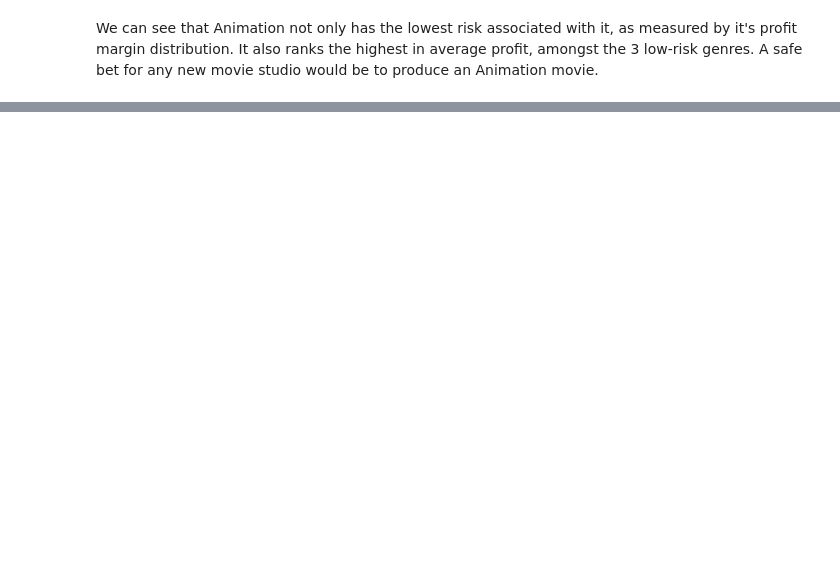
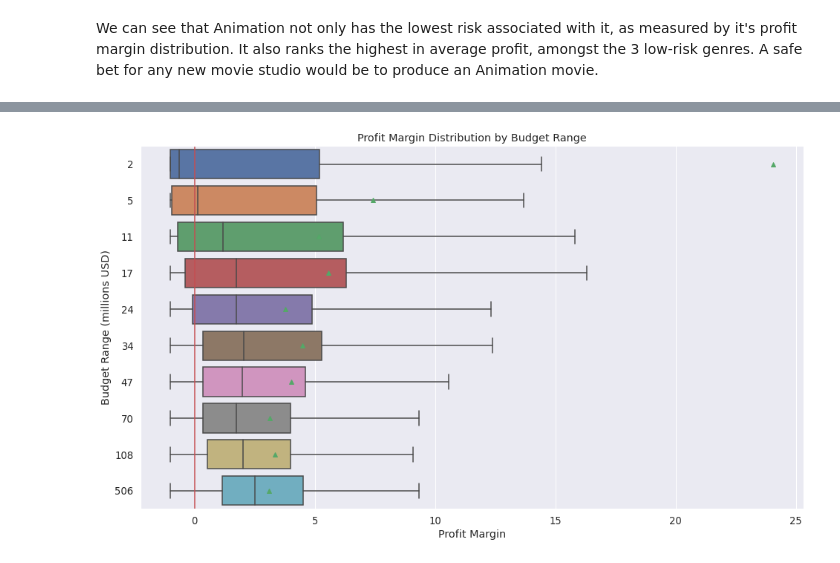
Before and after one commit to Skellet0r/movie-industry, a Jupyter notebook: notebooks/03-eamor-data-exploration.ipynb, the cells around one changed output, grey strips where cells are left out. Saved outputs shown, nothing was run; the diff lists cells and outputs as text; code cells hidden in the pictures; blank space fills up the shorter version.

Commit message:
feat: budget allocation exploration

```diff
--- a/notebooks/03-eamor-data-exploration.ipynb
+++ b/notebooks/03-eamor-data-exploration.ipynb
@@ -114,0 +121,19 @@ We can see that Animation not only has the lowest risk associated with it, as me
+# %%
+# remove duplicate movies
+duplicates_mask = ~df.duplicated("movie")
+budget_df = df[duplicates_mask]
+
+# plot production_budget for all movies
+fig = plt.figure(figsize=(16, 9))
+
+sns.distplot(budget_df.production_budget, kde=False)
+
+# adjust x axis
+locs, _ = plt.xticks()
+plt.xticks(ticks=locs, labels=[f"{i/1_000_000:,g}" for i in locs])
+
+plt.ylabel("# of Movies")
+plt.xlabel("Production Budget (millions USD)")
+plt.title("Budget Allocation Histogram")
+
+plt.show()
@@ -114,0 +147,25 @@ We can see that Animation not only has the lowest risk associated with it, as me
+# %%
+# create dataframe with budget binned
+bins = np.quantile(budget_df.production_budget, np.linspace(0, 1, 11))
+labels = [f"{i/1_000_000:,.0f}" for i in bins[1:]]
+
+budget_df["bin"] = pd.cut(budget_df.production_budget, bins, include_lowest=True, labels=labels)
+# %%
+# plot profit margin for each budget range
+fig = plt.figure(figsize=(16, 9))
+
+sns.boxplot("profit_margin", "bin", data=budget_df, showfliers=False, showmeans=True)
+
+# plot vertical line
+locs, _ = plt.yticks()
+plt.axvline(0, locs[0], locs[-1], color="r")
+
+
+plt.xlabel("Profit Margin")
+plt.ylabel("Budget Range (millions USD)")
+plt.title("Profit Margin Distribution by Budget Range")
+
+
+plt.show()
+# %% [output]
+[figure, added]
```
Also changed, not shown: parts of 11 cells of this notebook.
